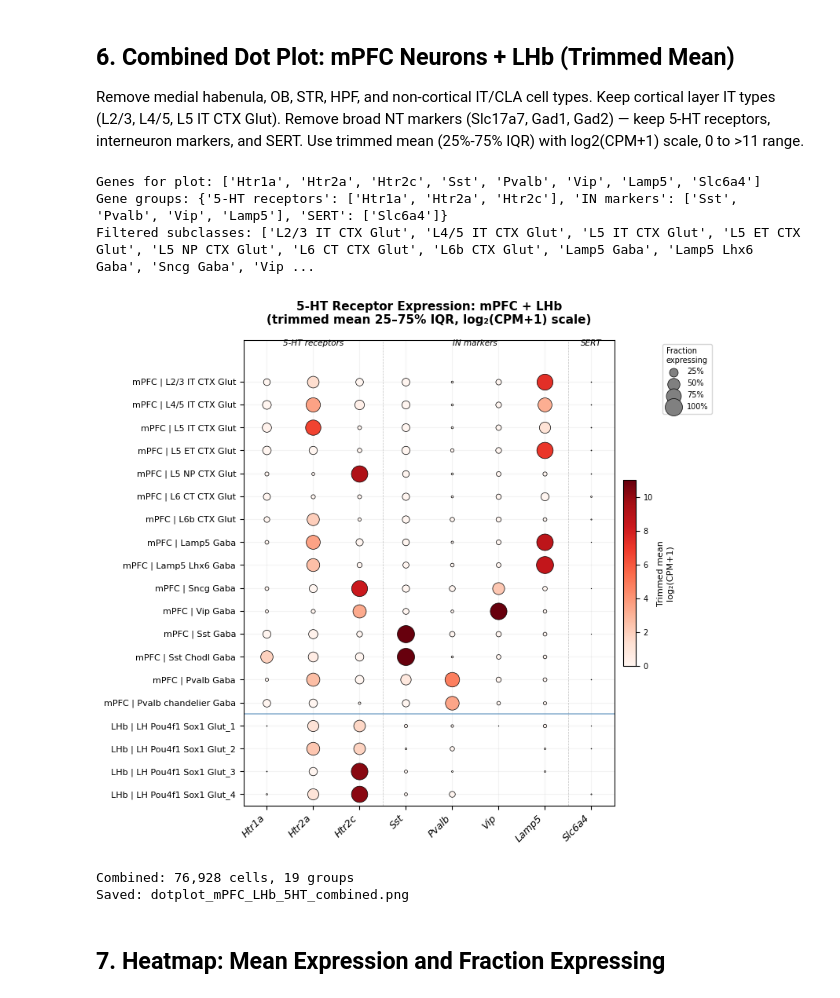
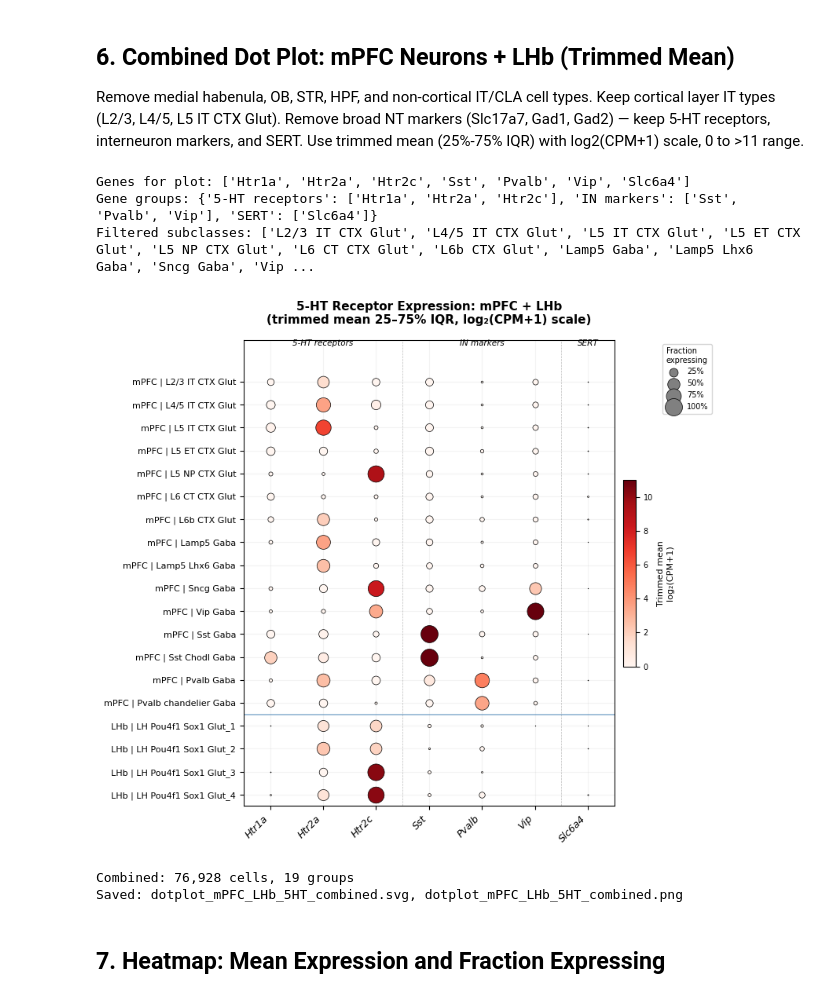
Before and after one commit to akaye/abc_atlas_access, a Jupyter notebook: notebooks/single_cell_dotplot_5HT_mPFC_LHb.ipynb, the cells around one changed output. Drawn from its saved outputs; the diff is of its cells as text; code cells hidden in the pictures.

```diff
--- a/notebooks/single_cell_dotplot_5HT_mPFC_LHb.ipynb
+++ b/notebooks/single_cell_dotplot_5HT_mPFC_LHb.ipynb
@@ -290,8 +290,8 @@ neuronal_sc_filtered = [s for s in neuronal_sc
                         and (s in keep_it
                              or (not _re.search(r'\bIT\b', s) and 'CLA' not in s))]
 
-# Remove broad NT markers (Slc17a7, Gad1, Gad2)
-remove_genes = {'Slc17a7', 'Gad1', 'Gad2'}
+# Remove broad NT markers (Slc17a7, Gad1, Gad2) and Lamp5
+remove_genes = {'Slc17a7', 'Gad1', 'Gad2', 'Lamp5'}
 plot_genes = [g for g in target_genes if g not in remove_genes]
 
 # Update gene groups for this plot
@@ -414,39 +414,40 @@ if mpfc_count < n_grp:
 ax.set_xticks(range(n_genes))
 ax.set_xticklabels(plot_genes, rotation=45, ha='right', fontsize=9, fontstyle='italic')
 ax.set_yticks(range(n_grp))
 ax.set_yticklabels(reversed(sorted_groups), fontsize=8)
 ax.set_xlim(-0.5, n_genes - 0.5)
 ax.set_ylim(-0.5, n_grp + 0.8)
 ax.grid(True, alpha=0.15)
 
 # Colorbar
 sm = plt.cm.ScalarMappable(cmap=cmap, norm=norm)
 sm.set_array([])
 cbar = plt.colorbar(sm, ax=ax, shrink=0.4, pad=0.02, aspect=15)
 cbar.set_label('Trimmed mean\nlog₂(CPM+1)', fontsize=8)
 cbar.ax.tick_params(labelsize=7)
 
 # Size legend
 for frac_val in [0.25, 0.5, 0.75, 1.0]:
     ax.scatter([], [], s=frac_val * max_dot, c='gray', edgecolors='black',
               linewidths=0.5, label=f'{frac_val:.0%}')
 ax.legend(title='Fraction\nexpressing', loc='upper left', bbox_to_anchor=(1.12, 1.0),
          frameon=True, fontsize=7, title_fontsize=7)
 
 ax.set_title('5-HT Receptor Expression: mPFC + LHb\n(trimmed mean 25–75% IQR, log₂(CPM+1) scale)',
             fontweight='bold', fontsize=11, pad=15)
 plt.tight_layout()
+plt.savefig('dotplot_mPFC_LHb_5HT_combined.svg', bbox_inches='tight')
 plt.savefig('dotplot_mPFC_LHb_5HT_combined.png', dpi=150, bbox_inches='tight')
 plt.show()
 print(f'Combined: {mask_valid.sum():,} cells, {n_grp} groups')
-print('Saved: dotplot_mPFC_LHb_5HT_combined.png')
+print('Saved: dotplot_mPFC_LHb_5HT_combined.svg, dotplot_mPFC_LHb_5HT_combined.png')
 # %% [output]
-Genes for plot: ['Htr1a', 'Htr2a', 'Htr2c', 'Sst', 'Pvalb', 'Vip', 'Lamp5', 'Slc6a4']
-Gene groups: {'5-HT receptors': ['Htr1a', 'Htr2a', 'Htr2c'], 'IN markers': ['Sst', 'Pvalb', 'Vip', 'Lamp5'], 'SERT': ['Slc6a4']}
+Genes for plot: ['Htr1a', 'Htr2a', 'Htr2c', 'Sst', 'Pvalb', 'Vip', 'Slc6a4']
+Gene groups: {'5-HT receptors': ['Htr1a', 'Htr2a', 'Htr2c'], 'IN markers': ['Sst', 'Pvalb', 'Vip'], 'SERT': ['Slc6a4']}
 Filtered subclasses: ['L2/3 IT CTX Glut', 'L4/5 IT CTX Glut', 'L5 IT CTX Glut', 'L5 ET CTX Glut', 'L5 NP CTX Glut', 'L6 CT CTX Glut', 'L6b CTX Glut', 'Lamp5 Gaba', 'Lamp5 Lhx6 Gaba', 'Sncg Gaba', 'Vip ...
-[figure, old version]
+[figure, new version]
 Combined: 76,928 cells, 19 groups
-Saved: dotplot_mPFC_LHb_5HT_combined.png
+Saved: dotplot_mPFC_LHb_5HT_combined.svg, dotplot_mPFC_LHb_5HT_combined.png
 # %% [markdown]
 ## 7. Heatmap: Mean Expression and Fraction Expressing
 # %%
```
Also changed, not shown: 6 other files.
